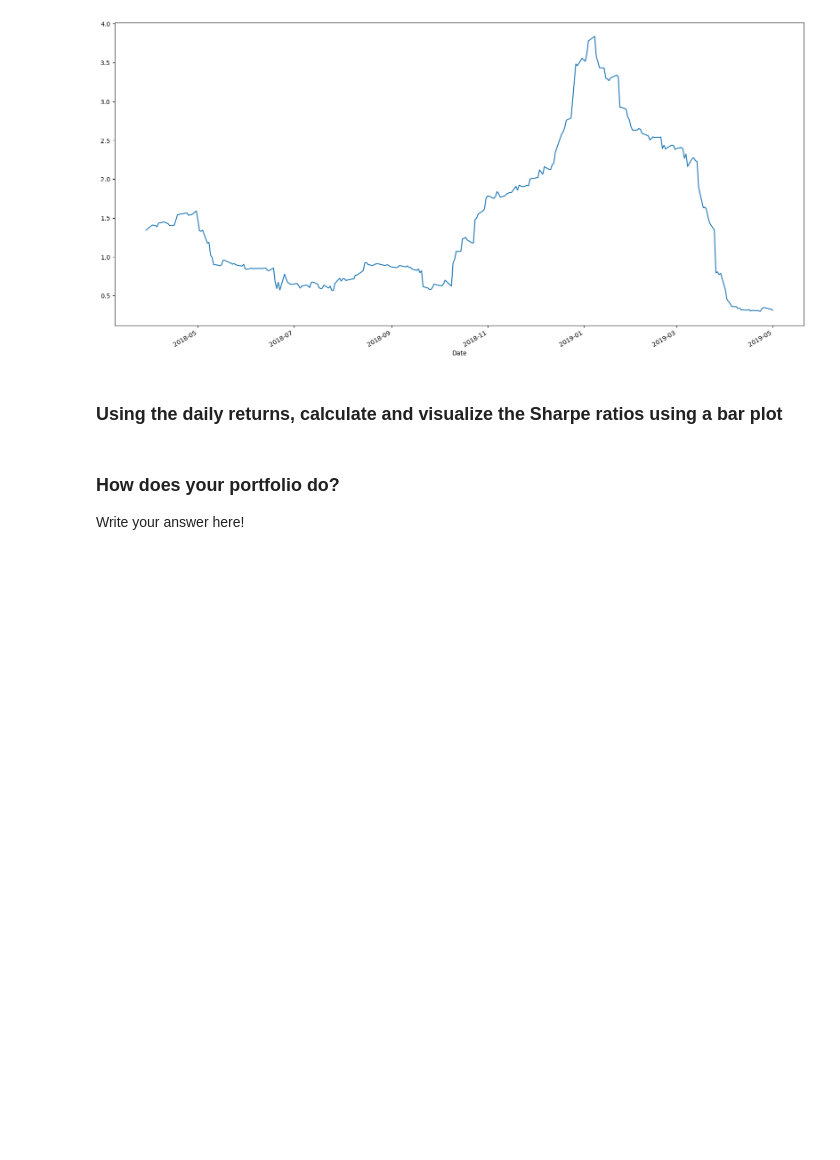
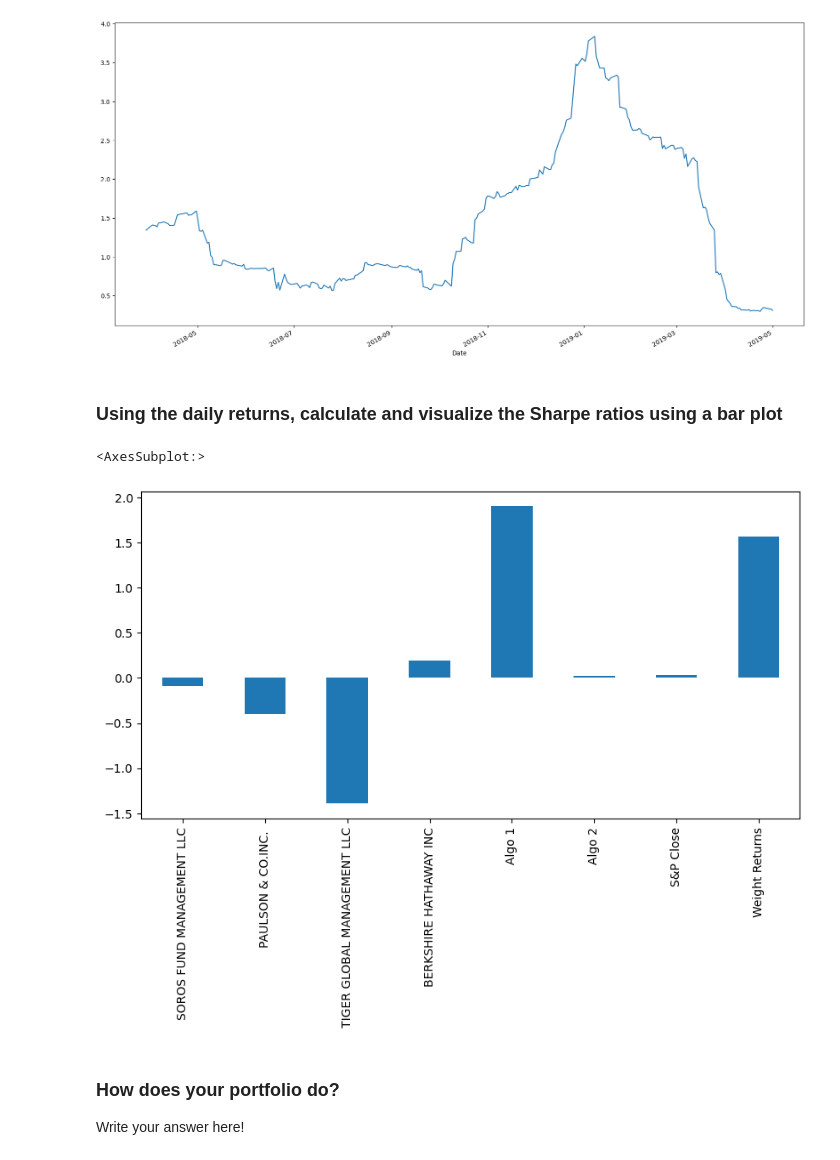
Before and after one commit to dileepadrd/module-4-challenge-algorithmic-trading-strategies, a Jupyter notebook: whale_analysis.ipynb, the cells around one changed output. Drawn from its saved outputs; the diff is of its cells as text; code cells hidden in the pictures; blank space fills up the shorter version.

Commit message:
Sharpe ratio and the conclusion of the custom stock.

```diff
--- a/whale_analysis.ipynb
+++ b/whale_analysis.ipynb
@@ -617,8 +618,13 @@ custom_beta.plot(figsize=(20, 10))
 ### Using the daily returns, calculate and visualize the Sharpe ratios using a bar plot
 # %%
 # Calculate Annualized Sharpe Ratios
+custom_annual_sharpe_ratio = (con_df.mean() * 252) / (con_df.std()* np.sqrt(252))
 # %%
 # Visualize the sharpe ratios as a bar plot
+custom_annual_sharpe_ratio.plot(kind="bar", figsize=(10, 5))
+# %% [output]
+<AxesSubplot:>
+[figure, added]
 # %% [markdown]
 ### How does your portfolio do?
 
```
Also changed, not shown: parts of 2 cells of this notebook.
